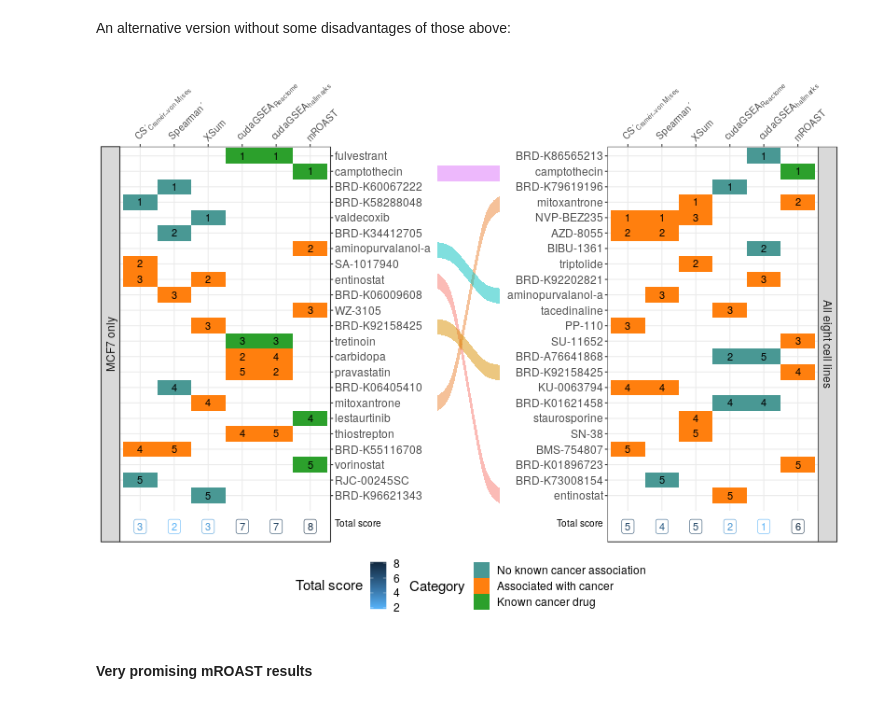
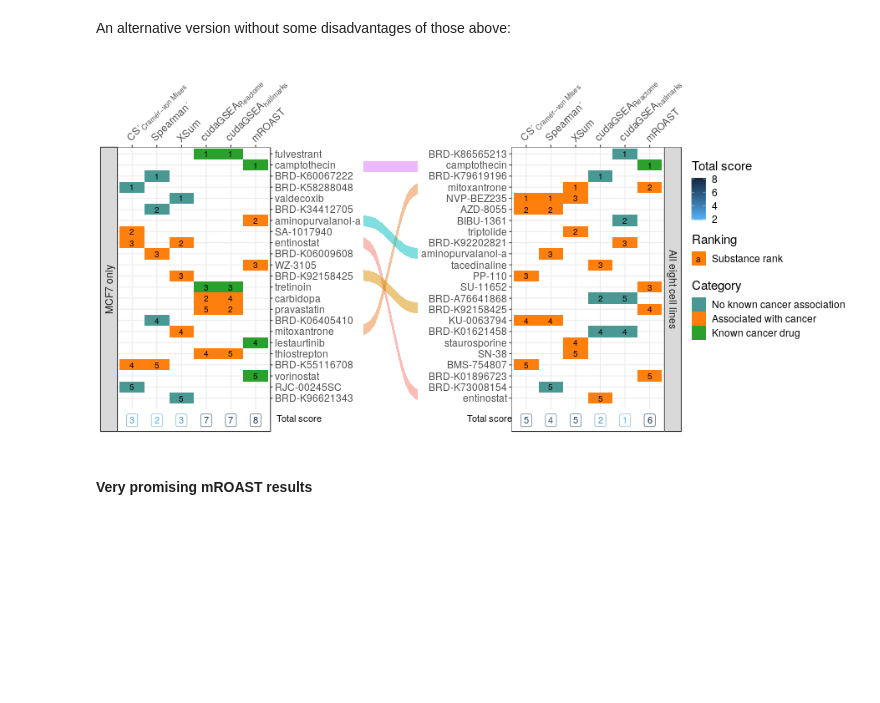
Before and after one commit to krassowski/drug-disease-profile-matching, a Jupyter notebook: notebooks/Signature-based drug-disease associations/BRCA_results.ipynb, the cells around one changed output. Saved outputs shown, nothing was run; the diff lists cells and outputs as text; code cells hidden in the pictures; blank space fills up the shorter version.

Commit message:
Tweak the top substances plot for better space use
and to include ranking information in the legend

```diff
--- a/notebooks/Signature-based drug-disease associations/BRCA_results.ipynb
+++ b/notebooks/Signature-based drug-disease associations/BRCA_results.ipynb
@@ -2412,26 +2412,33 @@ highest_scoring = function(df, df2, cell_line, orders, axis_position='left') {
         + scale_x_discrete(position='top', labels=function(l) parse(text=l))
         + theme_bw()
         + theme(
-            legend.position='bottom',
-            legend.box='horizontal',
+            legend.position='right',
+            legend.box='vertical',
             text=element_text(size=15),
-            axis.text.x=element_text(angle=45, hjust=0, size=10),
+            axis.text.x=element_text(angle=45, hjust=0, size=12),
             legend.margin=margin(t=.2, unit='cm')
         )
         + ylab('')
         + xlab('')
         + scale_y_discrete(position=axis_position)
-        + geom_text(aes(label=rank))
+        + geom_text(aes(label=rank, size='Substance rank'))
         + scale_fill_manual(
             values=summary_colors,
             guide=guide_legend(
                 title='Category',
                 direction='vertical',
-                title.position="left"
+                title.position="top"
+            )
+        )
+        + scale_size_manual(
+            values=c(3.5),
+            guide=guide_legend(
+                title='Ranking',
+                override.aes=list(fill=summary_colors[2])
             )
         )
         + scale_color_continuous(high="#132B43", low="#56B1F7", breaks=c(2, 4, 6, 8))
-        + guides(color=summary_colorbar(vjust=0.5))
+        + guides(color=summary_colorbar(vjust=0.5, direction='vertical', position='top'))
     )
 }
 # %%
@@ -2479,50 +2486,50 @@ labels_with_flow = function(text=T){
     g
 }
 # %%
-%%R -w 800 -h 600
+%%R -w 900 -h 450
 
 a = highest_scoring(df, df2, 'MCF7 only', df_slim, axis_position='right')
 b = highest_scoring(df, df2, 'All eight cell lines',  df_slim)
 
 dm = theme_get()[["plot.margin"]][0]
-m = -30
+m = -35
 
 grid = cowplot::plot_grid(
     cowplot::plot_grid(
         a + theme(
             legend.position="none",
             plot.margin=unit(c(dm, -5.5*2, dm, dm), 'point')
         ),
         labels_with_flow(text=F) + theme(
-            plot.margin=unit(c(97, m, 31, m - 15),"point")
+            plot.margin=unit(c(108, m, 26, m - 13),"point")
         ),
         b + theme(
             legend.position="none",
             plot.margin=unit(c(dm, dm, dm, -5.5*2), 'point')
         ),
         ncol=3,
         rel_heights=c(1, 1.5, 1),
         rel_widths=c(1, 0.2, 1)
     ),
-    cowplot::get_legend(a + theme(legend.position="top")),
-    ncol=1,
-    rel_heights=c(1, .15)
+    cowplot::get_legend(a + theme(legend.position="right")),
+    ncol=2,
+    rel_widths=c(1, .275)
 )
 gg = (
     cowplot::ggdraw(grid)
     + cowplot::draw_label(
-        "Total score", x=0.32, y=0.18,
-        vjust=1, hjust=0, size=10, angle=0
+        "Total score", x=0.24, y=0.055,
+        vjust=1, hjust=0, size=11, angle=0
     )
     + cowplot::draw_label(
-        "Total score", x=0.617, y=0.18,
-        vjust=1, hjust=0, size=10, angle=0
+        "Total score", x=0.493, y=0.055,
+        vjust=1, hjust=0, size=11, angle=0
     )
 )
-ggsave(file="top_summary_alternative.png", plot=gg, width=8*1.3, height=6*1.3, dpi=150)
+ggsave(file="top_summary_alternative.png", plot=gg, width=9*1.3, height=4.5*1.3, dpi=150)
 gg
 # %% [output]
-[figure, old version]
+[figure, new version]
 # %% [markdown]
 #### Very promising mROAST results
 # %% [markdown]
```
Also changed, not shown: parts of 2 cells of this notebook.
